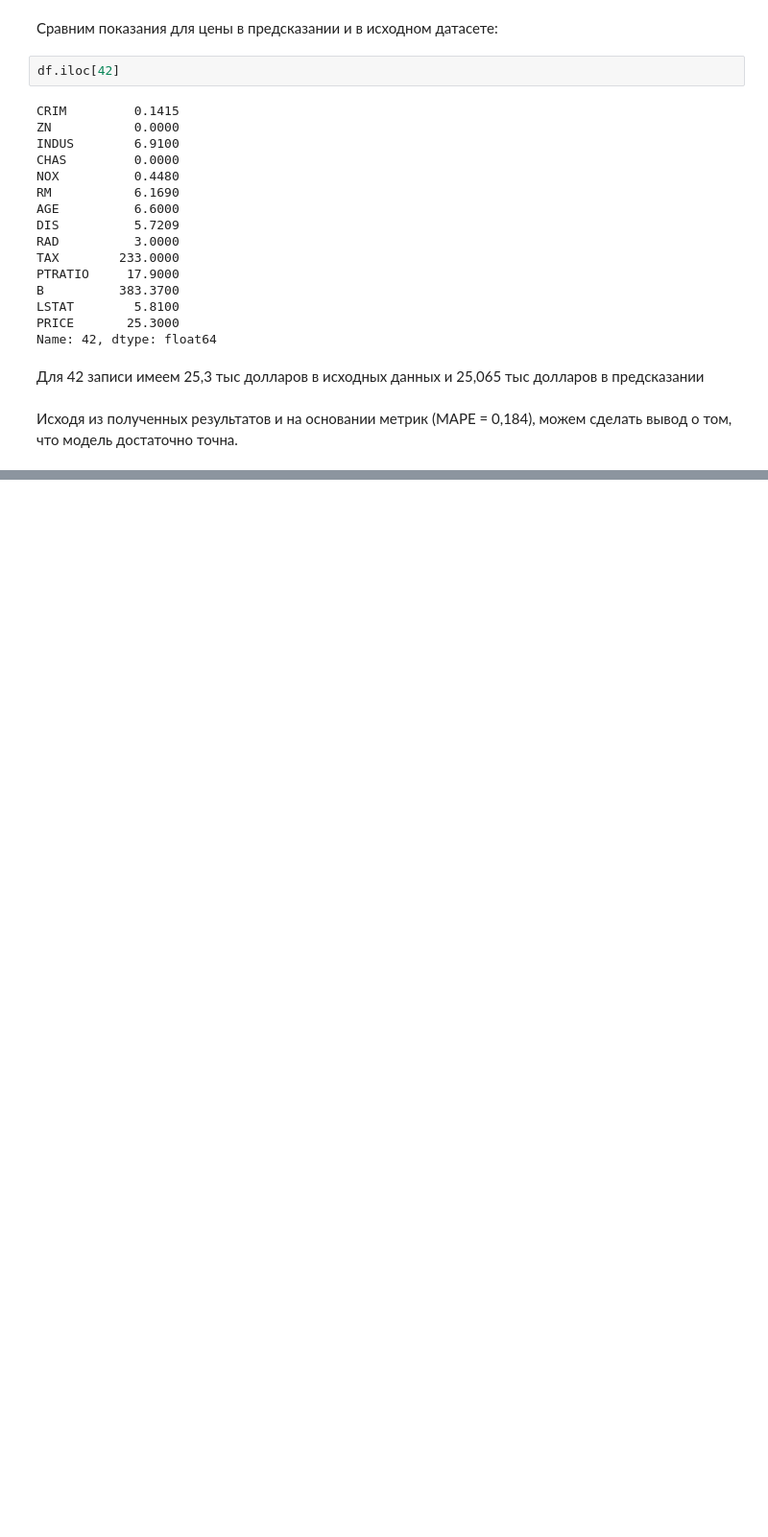
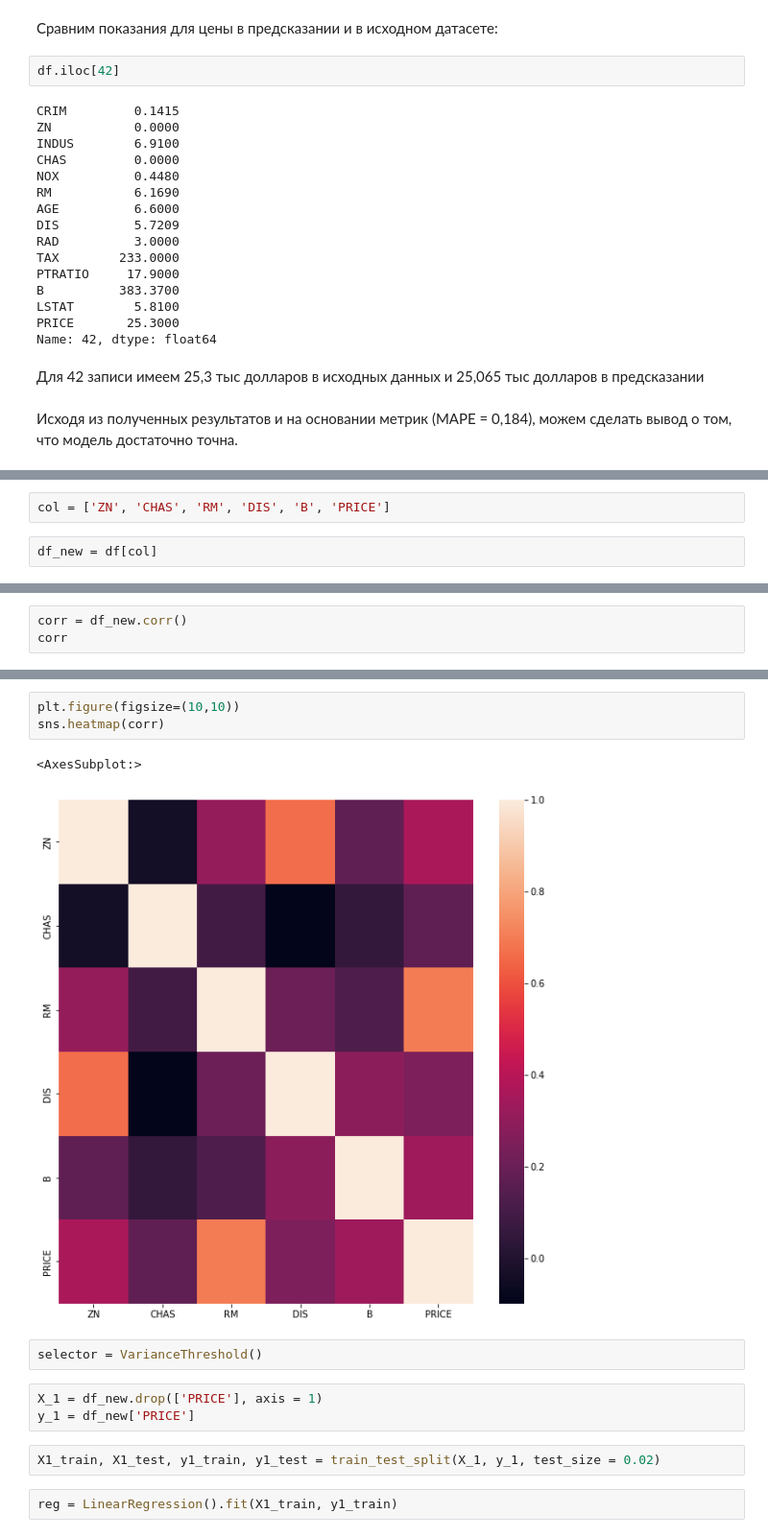
Before and after one commit to fedorbuz/Python_for_data_analytics_Homeworks, a Jupyter notebook: HW_lin_reg_boston.ipynb, the cells around one changed output, grey strips where cells are left out. Shown: that part at 96% size. Saved outputs shown, nothing was run; the diff lists cells and outputs as text; blank space fills up the shorter version.

```diff
--- a/HW_lin_reg_boston.ipynb
+++ b/HW_lin_reg_boston.ipynb
@@ -293,0 +304,4 @@ Name: 42, dtype: float64
+# %%
+col = ['ZN', 'CHAS', 'RM', 'DIS', 'B', 'PRICE']
+# %%
+df_new = df[col]
@@ -293,0 +320,3 @@ Name: 42, dtype: float64
+# %%
+corr = df_new.corr()
+corr
@@ -293,0 +331,15 @@ Name: 42, dtype: float64
+# %%
+plt.figure(figsize=(10,10))
+sns.heatmap(corr)
+# %% [output]
+<AxesSubplot:>
+[figure, added]
+# %%
+selector = VarianceThreshold()
+# %%
+X_1 = df_new.drop(['PRICE'], axis = 1)
+y_1 = df_new['PRICE']
+# %%
+X1_train, X1_test, y1_train, y1_test = train_test_split(X_1, y_1, test_size = 0.02)
+# %%
+reg = LinearRegression().fit(X1_train, y1_train)
```
Also changed, not shown: parts of 41 cells of this notebook.
